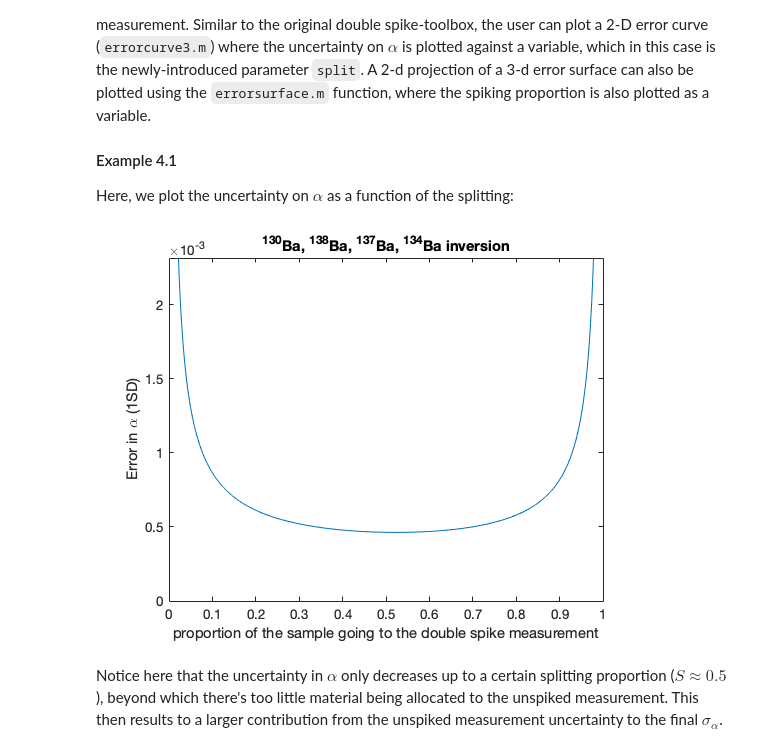
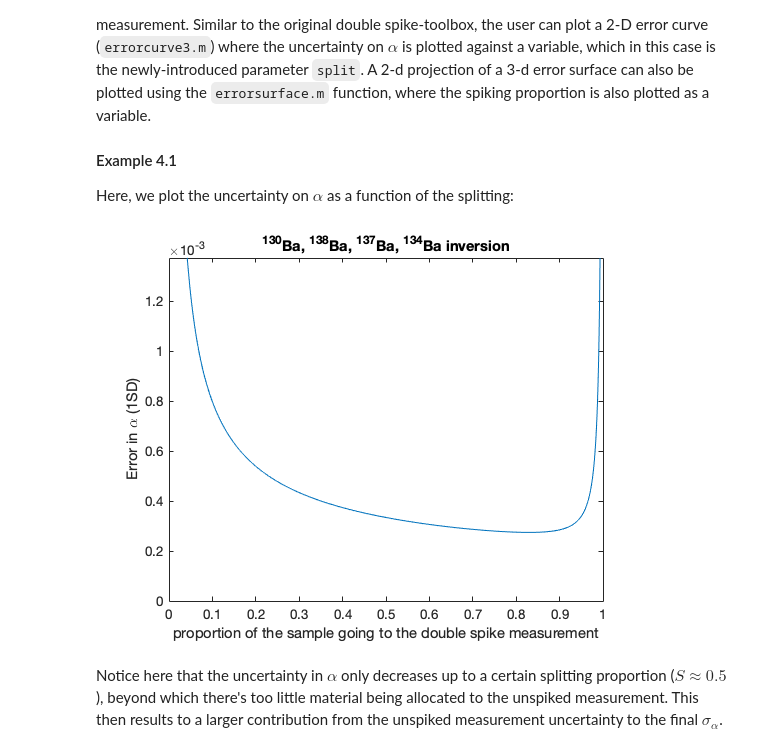
Before and after one commit to rcmarq/cosmo, a Jupyter notebook: docs/demo.ipynb, the cells around one changed output. Saved outputs shown, nothing was run; the diff lists cells and outputs as text; code cells hidden in the pictures.

```diff
--- a/docs/demo.ipynb
+++ b/docs/demo.ipynb
@@ -229,14 +237,14 @@ The `cosmo` software suite also offers functionalities for visualizing the uncer
 Here, we plot the uncertainty on $\alpha$ as a function of the splitting:
 # %%
 element='Ba';
-prop=0.5;
-spike=[0.09115 0.002403 0.008985 0.016012 0.01826 0.6359 0.227291]; % 130-137 spike
+prop=0.3;
+spike=[0.182797 0.004525 0.017545 0.031156 0.030334 0.452349 0.281295]; % 130-137 spike
 isoinv=[130 138 137 134];
 INisos=[138 134];
 
 errorcurve3(element,prop,spike,isoinv,INisos)
 # %% [output]
-[figure, old version]
+[figure, new version]
 # %% [markdown]
 Notice here that the uncertainty in $\alpha$ only decreases up to a certain splitting proportion ($S\approx0.5$), beyond which there's too little material being allocated to the unspiked measurement. This then results to a larger contribution from the unspiked measurement uncertainty to the final $\sigma_\alpha$.
 # %% [markdown]
```
Also changed, not shown: parts of 7 cells of this notebook, 1 other file.
